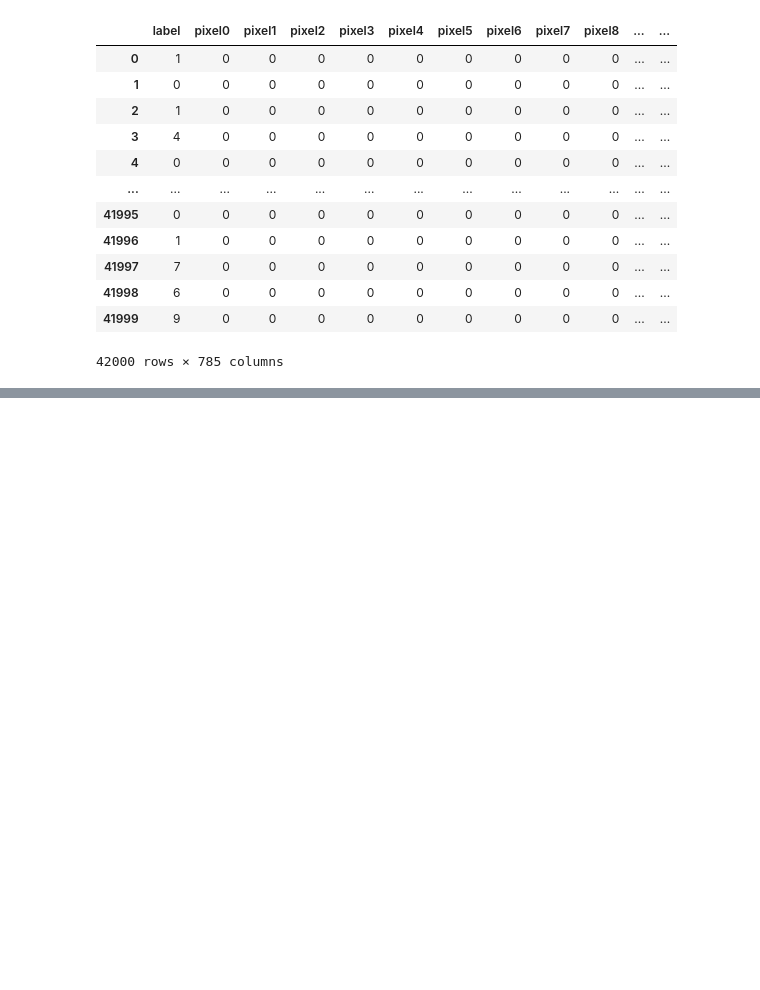
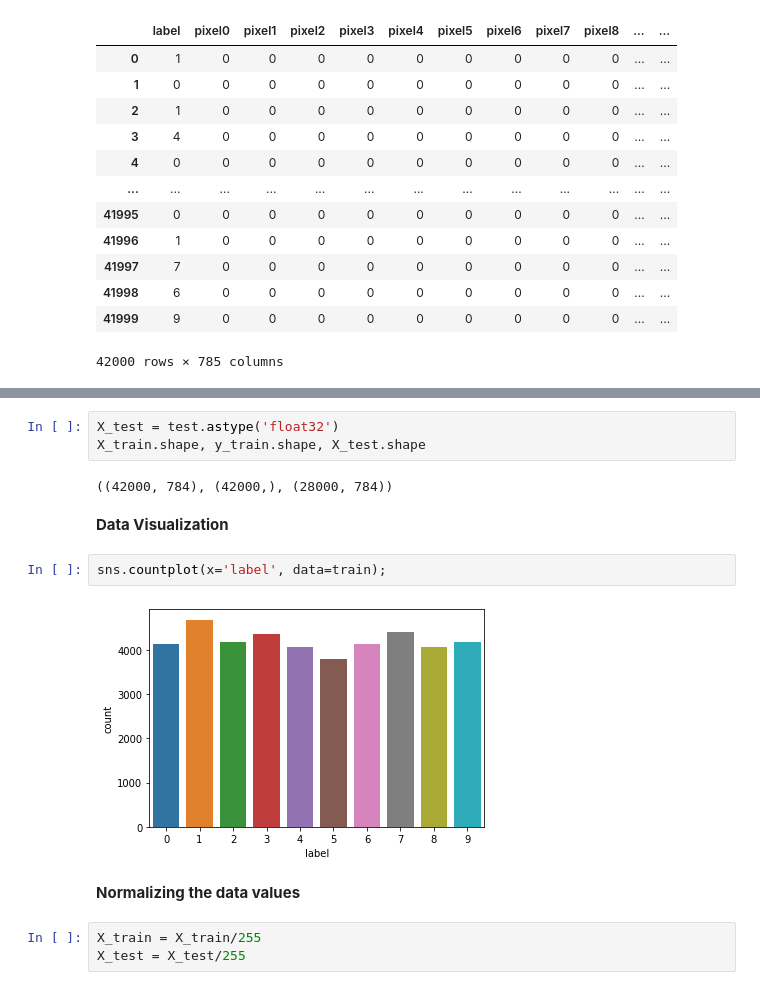
Before and after one commit to Sumith-Pevekar/DigitReco, a Jupyter notebook: DigitReco.ipynb, the cells around one changed output, grey strips where cells are left out. Cells and saved outputs as stored; diff of their text form; blank space fills up the shorter version.

```diff
--- a/DigitReco.ipynb
+++ b/DigitReco.ipynb
@@ -28,0 +55,16 @@ train
+# %%
+X_test = test.astype('float32')
+X_train.shape, y_train.shape, X_test.shape
+# %% [output]
+((42000, 784), (42000,), (28000, 784))
+# %% [markdown]
+**Data Visualization**
+# %%
+sns.countplot(x='label', data=train);
+# %% [output]
+[figure, added]
+# %% [markdown]
+**Normalizing the data values**
+# %%
+X_train = X_train/255
+X_test = X_test/255
```
Also changed, not shown: parts of 12 cells of this notebook.
